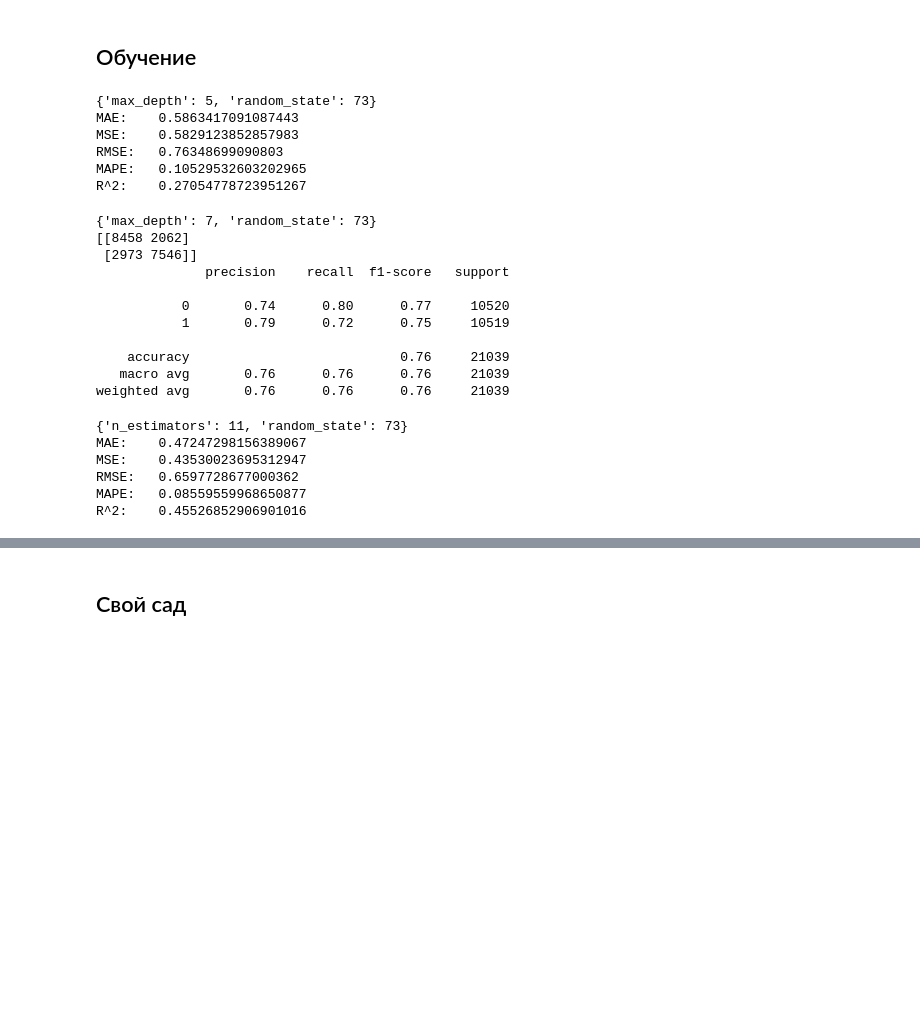
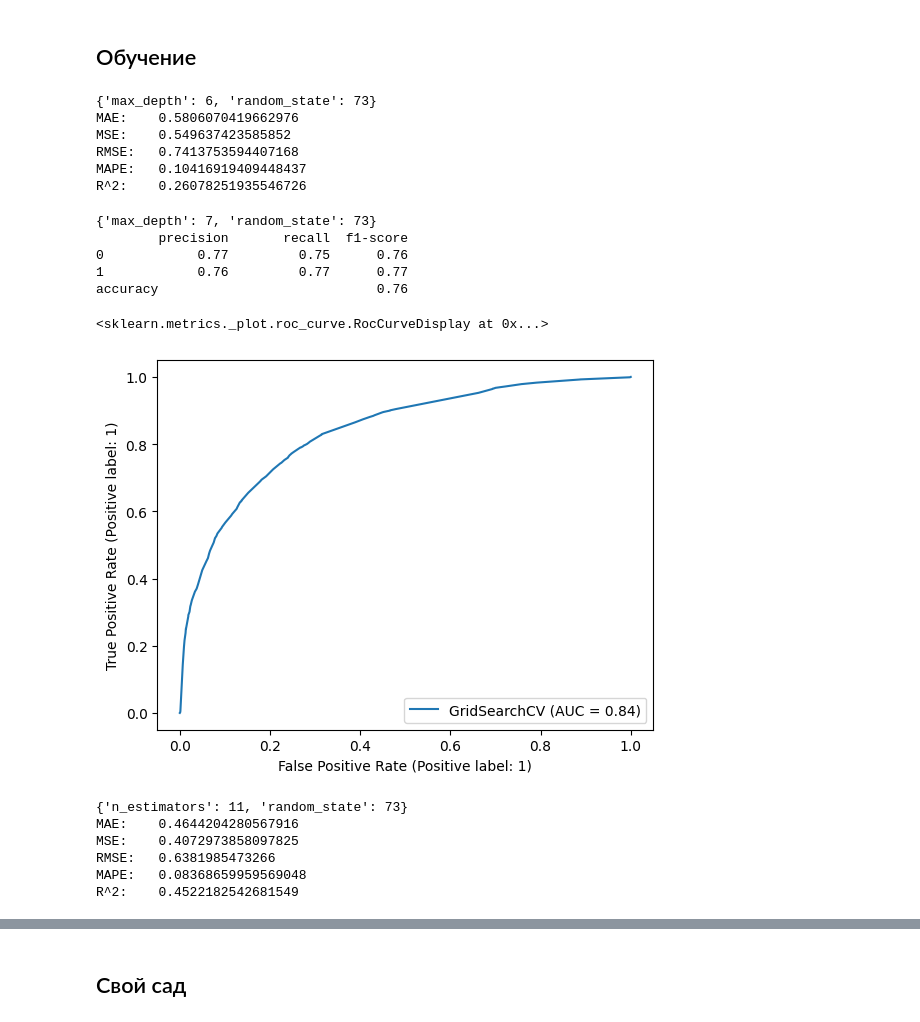
Before and after one commit to ledi-bruh/ml-labs, a Jupyter notebook: notebooks/lab3.ipynb, the cells around one changed output, grey strips where cells are left out. Cells and saved outputs as stored; diff of their text form; code cells hidden in the pictures; blank space fills up the shorter version.

```diff
--- a/notebooks/lab3.ipynb
+++ b/notebooks/lab3.ipynb
@@ -34,3 +45,3 @@ seed = 73
 # %%
-wine = pd.read_csv('../data/winequality.csv', sep=';')
-rain = pd.read_csv('../data/weatherAUS.csv', sep=',')
+wine = pd.read_csv('../data/wine_preprocessed.csv', sep=';')
+rain = pd.read_csv('../data/rain_preprocessed.csv', sep=';')
@@ -120,27 +47,0 @@ rain_preprocessor = ColumnTransformer(transformers=[
-# %%
-rain['Date'] = rain['Date'].apply(parse)
-rain['Day'] = rain['Date'].apply(lambda x: x.day)
-rain['Month'] = rain['Date'].apply(lambda x: x.month)
-rain.drop(columns=['Date'], inplace=True)
-
-for col in (
-    'MinTemp', 'MaxTemp', 'Rainfall', 'Evaporation', 'Sunshine', 'WindGustSpeed', 'WindSpeed9am',
-    'WindSpeed3pm', 'Humidity9am', 'Humidity3pm', 'Pressure9am', 'Pressure3pm', 'Cloud9am', 'Cloud3pm', 'Temp9am', 'Temp3pm'
-    ):
-    rain[col].fillna(rain[col].mean(), inplace=True)
-
-for col in ('WindGustDir', 'WindDir9am', 'WindDir3pm', 'RainToday', 'RainTomorrow'):
-    rain[col].fillna(rain[col].mode()[0], inplace=True)
-
-for col in ('RainToday', 'RainTomorrow'):
-    rain[col] = rain[col].map({'No': 0, 'Yes': 1})
-
-dirs = rain['WindGustDir'].unique()
-for col in ('WindGustDir', 'WindDir9am', 'WindDir3pm'):
-    rain[col] = rain[col].map({k: v for v, k in enumerate(dirs)})
-
-# rain = pd.get_dummies(rain, ['Location'])
-rain['Location'] = rain['Location'].map({k: v for v, k in enumerate(rain['Location'].unique())})
-
-for col in set(rain.columns) - {'RainToday', 'RainTomorrow'}:
-    rain[col] = (rain[col] - np.mean(rain[col])) / np.std(rain[col])
@@ -214,7 +95,7 @@ def print_c_metrics(y_test: np.ndarray, y_pred: np.ndarray):
 ## Обучение
 # %%
 params = {
-    'random_state': [seed],
+    'random_state': [SEED],
     'max_depth': range(5, 8),
 }
 
@@ -223,15 +104,15 @@ dtr = GridSearchCV(DecisionTreeRegressor(), params).fit(X_wine_train, y_wine_tra
 print(dtr.best_params_)
 print_r_metrics(y_wine_test, dtr.predict(X_wine_test))
 # %% [output]
-{'max_depth': 5, 'random_state': 73}
-MAE:    0.5863417091087443
-MSE:    0.5829123852857983
-RMSE:   0.76348699090803
-MAPE:   0.10529532603202965
-R^2:    0.27054778723951267
+{'max_depth': 6, 'random_state': 73}
+MAE:    0.5806070419662976
+MSE:    0.549637423585852
+RMSE:   0.7413753594407168
+MAPE:   0.10416919409448437
+R^2:    0.26078251935546726
 # %%
 params = {
-    'random_state': [seed],
+    'random_state': [SEED],
     'max_depth': range(5, 8),
 }
 
@@ -241,19 +122,18 @@ print(dtc.best_params_)
 print_c_metrics(y_rain_test, dtc.predict(X_rain_test))
 # %% [output]
 {'max_depth': 7, 'random_state': 73}
-[[8458 2062]
- [2973 7546]]
-              precision    recall  f1-score   support
-
-           0       0.74      0.80      0.77     10520
-           1       0.79      0.72      0.75     10519
-
-    accuracy                           0.76     21039
-   macro avg       0.76      0.76      0.76     21039
-weighted avg       0.76      0.76      0.76     21039
+        precision       recall  f1-score
+0            0.77         0.75      0.76
+1            0.76         0.77      0.77
+accuracy                            0.76
+# %%
+RocCurveDisplay.from_estimator(dtc, X_rain_test, y_rain_test)
+# %% [output]
+<sklearn.metrics._plot.roc_curve.RocCurveDisplay at 0x...>
+[figure, added]
 # %%
 params = {
-    'random_state': [seed],
+    'random_state': [SEED],
     'n_estimators': range(9, 12),
 }
 
@@ -263,10 +143,10 @@ print(br.best_params_)
 print_r_metrics(y_wine_test, br.predict(X_wine_test))
 # %% [output]
 {'n_estimators': 11, 'random_state': 73}
-MAE:    0.47247298156389067
-MSE:    0.43530023695312947
-RMSE:   0.6597728677000362
-MAPE:   0.08559559968650877
-R^2:    0.45526852906901016
+MAE:    0.4644204280567916
+MSE:    0.4072973858097825
+RMSE:   0.6381985473266
+MAPE:   0.08368659959569048
+R^2:    0.4522182542681549
 # %%
 params = {
```
Also changed, not shown: parts of 44 cells of this notebook, 6 other files.
